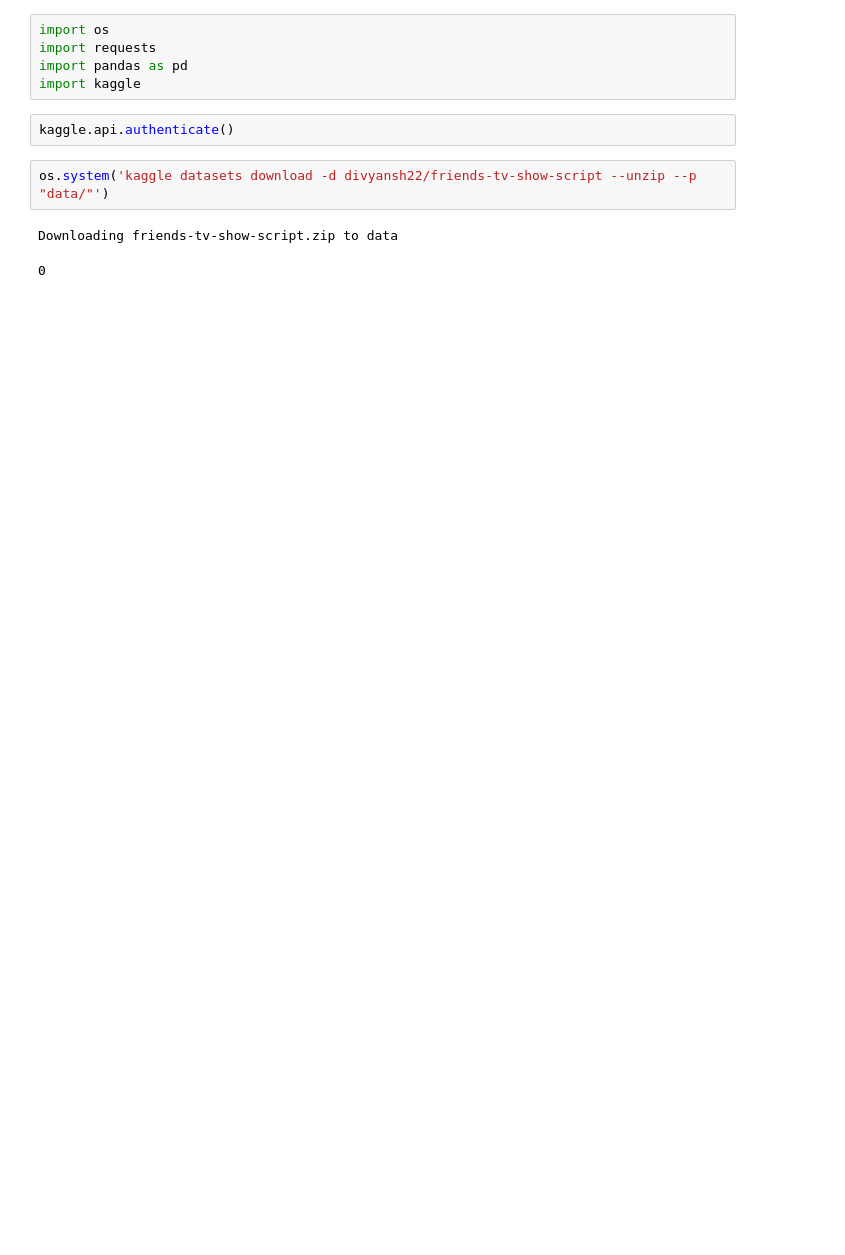
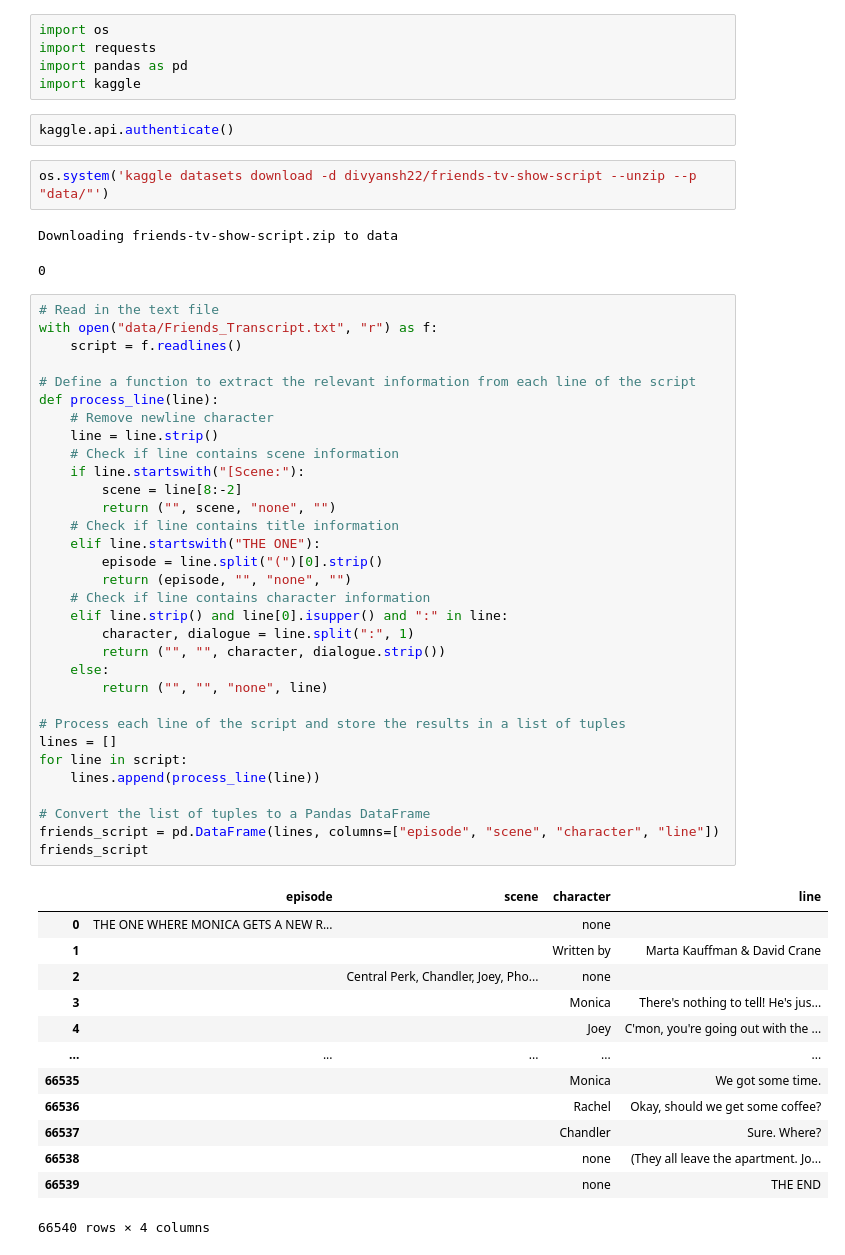
Before and after one commit to castrokike/project-IV-sql-tableau, a Jupyter notebook: friends-tv-show-sentiment-analysis.ipynb, the cells around one changed output. Cells and saved outputs as stored; diff of their text form; blank space fills up the shorter version.

```diff
--- a/friends-tv-show-sentiment-analysis.ipynb
+++ b/friends-tv-show-sentiment-analysis.ipynb
@@ -10,3 +10,49 @@ os.system('kaggle datasets download -d divyansh22/friends-tv-show-script --unzip
 # %% [output]
 Downloading friends-tv-show-script.zip to data
 0
+# %%
+# Read in the text file
+with open("data/Friends_Transcript.txt", "r") as f:
+    script = f.readlines()
+
+# Define a function to extract the relevant information from each line of the script
+def process_line(line):
+    # Remove newline character
+    line = line.strip()
+    # Check if line contains scene information
+    if line.startswith("[Scene:"):
+        scene = line[8:-2]
+        return ("", scene, "none", "")
+    # Check if line contains title information
+    elif line.startswith("THE ONE"):
+        episode = line.split("(")[0].strip()
+        return (episode, "", "none", "")
+    # Check if line contains character information
+    elif line.strip() and line[0].isupper() and ":" in line:
+        character, dialogue = line.split(":", 1)
+        return ("", "", character, dialogue.strip())
+    else:
+        return ("", "", "none", line)
+
+# Process each line of the script and store the results in a list of tuples
+lines = []
+for line in script:
+    lines.append(process_line(line))
+
+# Convert the list of tuples to a Pandas DataFrame
+friends_script = pd.DataFrame(lines, columns=["episode", "scene", "character", "line"])
+friends_script
+# %% [output]
+|  | episode | scene | character | line |
+| 0 | THE ONE WHERE MONICA GETS A NEW R... |  | none |  |
+| 1 |  |  | Written by | Marta Kauffman & David Crane |
+| 2 |  | Central Perk, Chandler, Joey, Pho... | none |  |
+| 3 |  |  | Monica | There's nothing to tell! He's jus... |
+| 4 |  |  | Joey | C'mon, you're going out with the ... |
+| ... | ... | ... | ... | ... |
+| 66535 |  |  | Monica | We got some time. |
+| 66536 |  |  | Rachel | Okay, should we get some coffee? |
+| 66537 |  |  | Chandler | Sure. Where? |
+| 66538 |  |  | none | (They all leave the apartment. Jo... |
+| 66539 |  |  | none | THE END |
+66540 rows × 4 columns
```
Also changed, not shown: parts of 5 cells of this notebook.
